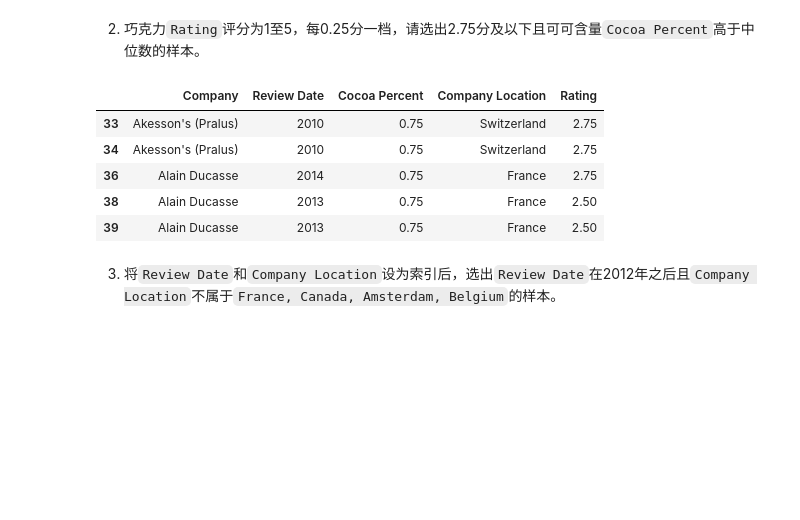
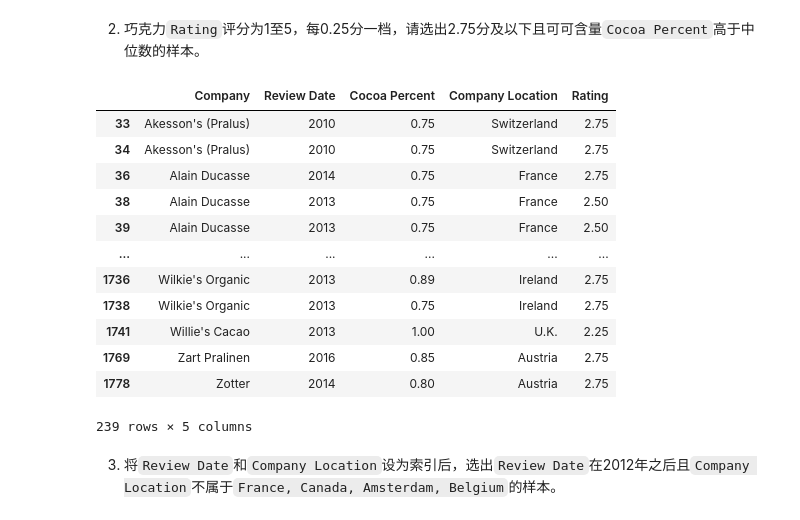
Before and after one commit to nicebear1999/learning_pandas, a Jupyter notebook: Task3练习.ipynb, the cells around one changed output. Saved outputs shown, nothing was run; the diff lists cells and outputs as text; code cells hidden in the pictures; blank space fills up the shorter version.

```diff
--- a/Task3练习.ipynb
+++ b/Task3练习.ipynb
@@ -155,7 +170,7 @@ df.head(3)
 # %% [markdown]
 1. 把列索引名中的`\n`替换为空格。
 # %%
-df.columns = [' '.join(i.split('\n')) for i in df.columns]
+df.columns=[x.replace('\n',' ') for x in df.columns]
 df.head()
 # %% [output]
 |  | Company | Review Date | Cocoa Percent | Company Location | Rating |
@@ -167,15 +182,22 @@ df.head()
 # %% [markdown]
 2. 巧克力`Rating`评分为1至5，每0.25分一档，请选出2.75分及以下且可可含量`Cocoa Percent`高于中位数的样本。
 # %%
-df['Cocoa Percent'] = df['Cocoa Percent'].apply(lambda x:float(x[:-1])/100)
-df.query('(Rating<3)&(`Cocoa Percent`>`Cocoa Percent`.median())').head()
+df['Cocoa Percent']=df['Cocoa Percent'].apply(lambda x:float(x[:-1])/100)
+df.query('(Rating<3)&(`Cocoa Percent`>`Cocoa Percent`.median())')
 # %% [output]
 |  | Company | Review Date | Cocoa Percent | Company Location | Rating |
 | 33 | Akesson's (Pralus) | 2010 | 0.75 | Switzerland | 2.75 |
 | 34 | Akesson's (Pralus) | 2010 | 0.75 | Switzerland | 2.75 |
 | 36 | Alain Ducasse | 2014 | 0.75 | France | 2.75 |
 | 38 | Alain Ducasse | 2013 | 0.75 | France | 2.50 |
 | 39 | Alain Ducasse | 2013 | 0.75 | France | 2.50 |
+| ... | ... | ... | ... | ... | ... |
+| 1736 | Wilkie's Organic | 2013 | 0.89 | Ireland | 2.75 |
+| 1738 | Wilkie's Organic | 2013 | 0.75 | Ireland | 2.75 |
+| 1741 | Willie's Cacao | 2013 | 1.00 | U.K. | 2.25 |
+| 1769 | Zart Pralinen | 2016 | 0.85 | Austria | 2.75 |
+| 1778 | Zotter | 2014 | 0.80 | Austria | 2.75 |
+239 rows × 5 columns
 # %% [markdown]
 3. 将`Review Date`和`Company Location`设为索引后，选出`Review Date`在2012年之后且`Company Location`不属于`France, Canada, Amsterdam, Belgium`的样本。
 # %%
```
Also changed, not shown: parts of 4 cells of this notebook, 3 other files.
